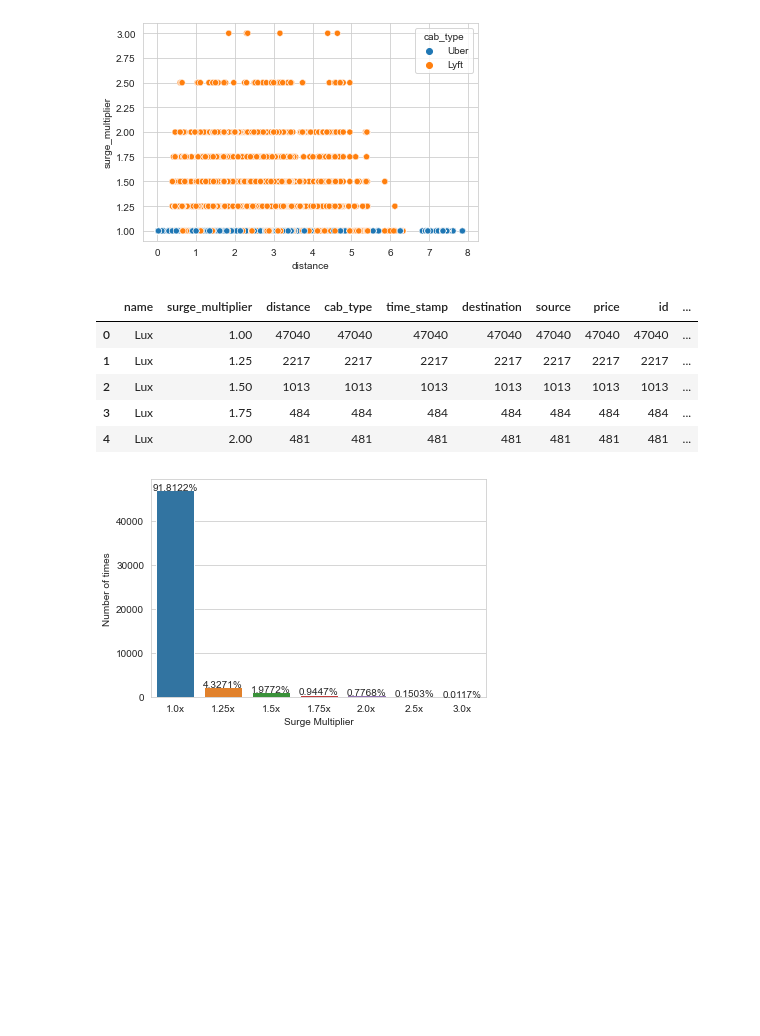
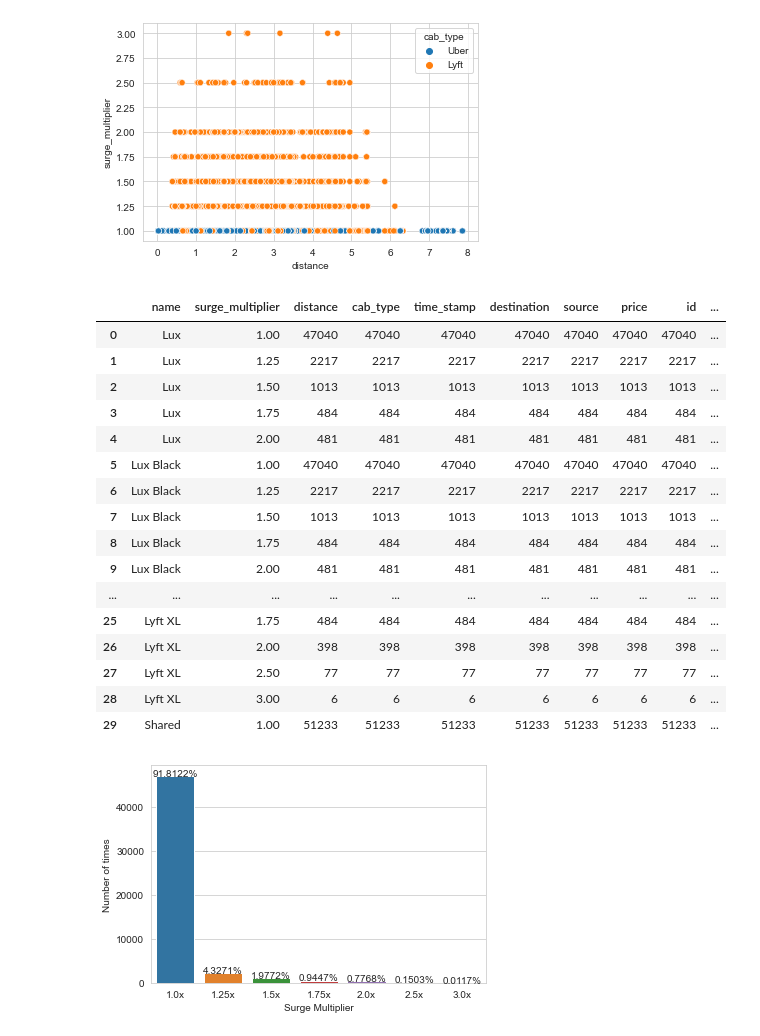
Before and after one commit to goshipra/Uber_Lyft_Analysis, a Jupyter notebook: Comparing_fares.ipynb, the cells around one changed output. Cells and saved outputs as stored; diff of their text form; code cells hidden in the pictures; blank space fills up the shorter version.

```diff
--- a/Comparing_fares.ipynb
+++ b/Comparing_fares.ipynb
@@ -75,7 +77,3 @@ plt.show()
 [figure]
 # %%
 #Uber gets a more rides compared to Lyft in this particular dataset
-# %%
-Taxi=cab_df[cab_df.name == 'Taxi'].index
-cab_df.drop(Taxi , inplace=True)
-cab_df.head()
@@ -113,12 +106,23 @@ vis1=sns.scatterplot(x=cab_df.distance,y=cab_df.surge_multiplier,data=cab_df, hu
 # %%
 LyftOnly=cab_df[cab_df.cab_type == 'Lyft']
 A=LyftOnly.groupby(['name','surge_multiplier'],as_index=False).count()
-A.head()
+A
 # %% [output]
 |  | name | surge_multiplier | distance | cab_type | time_stamp | destination | source | price | id | ... |
 | 0 | Lux | 1.00 | 47040 | 47040 | 47040 | 47040 | 47040 | 47040 | 47040 | ... |
 | 1 | Lux | 1.25 | 2217 | 2217 | 2217 | 2217 | 2217 | 2217 | 2217 | ... |
 | 2 | Lux | 1.50 | 1013 | 1013 | 1013 | 1013 | 1013 | 1013 | 1013 | ... |
 | 3 | Lux | 1.75 | 484 | 484 | 484 | 484 | 484 | 484 | 484 | ... |
 | 4 | Lux | 2.00 | 481 | 481 | 481 | 481 | 481 | 481 | 481 | ... |
+| 5 | Lux Black | 1.00 | 47040 | 47040 | 47040 | 47040 | 47040 | 47040 | 47040 | ... |
+| 6 | Lux Black | 1.25 | 2217 | 2217 | 2217 | 2217 | 2217 | 2217 | 2217 | ... |
+| 7 | Lux Black | 1.50 | 1013 | 1013 | 1013 | 1013 | 1013 | 1013 | 1013 | ... |
+| 8 | Lux Black | 1.75 | 484 | 484 | 484 | 484 | 484 | 484 | 484 | ... |
+| 9 | Lux Black | 2.00 | 481 | 481 | 481 | 481 | 481 | 481 | 481 | ... |
+| ... | ... | ... | ... | ... | ... | ... | ... | ... | ... | ... |
+| 25 | Lyft XL | 1.75 | 484 | 484 | 484 | 484 | 484 | 484 | 484 | ... |
+| 26 | Lyft XL | 2.00 | 398 | 398 | 398 | 398 | 398 | 398 | 398 | ... |
+| 27 | Lyft XL | 2.50 | 77 | 77 | 77 | 77 | 77 | 77 | 77 | ... |
+| 28 | Lyft XL | 3.00 | 6 | 6 | 6 | 6 | 6 | 6 | 6 | ... |
+| 29 | Shared | 1.00 | 51233 | 51233 | 51233 | 51233 | 51233 | 51233 | 51233 | ... |
 # %%
```
Also changed, not shown: parts of 15 cells of this notebook, 3 other files.
